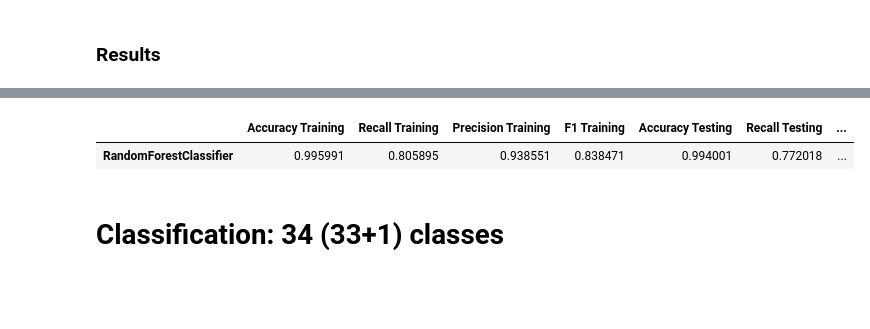
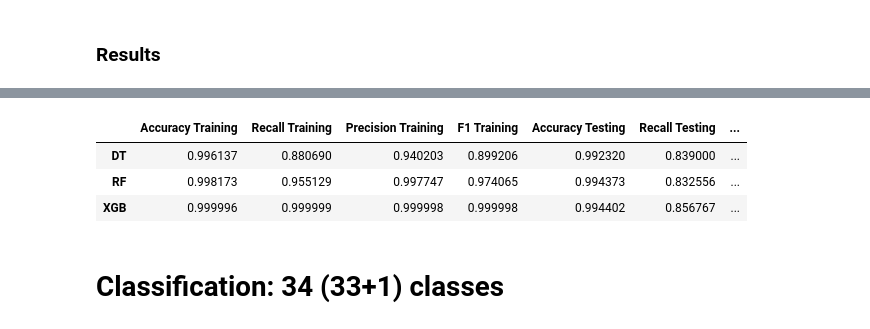
Before and after one commit to mcrayssac/CIC_IoT_Cyber_Attacks, a Jupyter notebook: example.ipynb, the cells around one changed output, grey strips where cells are left out. Saved outputs shown, nothing was run; the diff lists cells and outputs as text; code cells hidden in the pictures; blank space fills up the shorter version.

Commit message:
Added first selection features and run hyperparameter for 3 models

```diff
--- a/example.ipynb
+++ b/example.ipynb
@@ -379,16 +420,8 @@ def loadDatasetsTraining(training_set):
 # %%
-# Définir l'espace des hyperparamètres à explorer
-param_space = {
-    'n_estimators': (10, 200),  # Nombre d'arbres dans le RandomForest
-    'max_depth': (1, 20),  # Profondeur maximale des arbres
-    'min_samples_split': (2, 20),  # Nombre minimal d'échantillons pour diviser un nœud
-    'min_samples_leaf': (1, 20),  # Nombre minimal d'échantillons dans une feuille
-    'max_features': (0.1, 1.0),  # Fraction de caractéristiques à considérer lors de la division
-}
+for model in tqdm(hyperparametersSimpleModelsDictionnary):
+    # Get model informations
+    modelName, model, params = model.values()
 
-# Créer un modèle RandomForest
-rf_name, rf_model = simpleModelsDitionnary[1].values()
-
-# Optimiser les hyperparamètres du modèle
-X_train, y_train = loadDatasetsTraining(training_sets[0])
-trainModel(rf_model, rf_name, param_space, X_train, y_train)
+    # Optimiser les hyperparamètres du modèle
+    X_train, y_train = loadDatasetsTraining(training_sets[0])
+    trainModel(model, modelName, params, X_train, y_train)
@@ -415,39 +428,42 @@ RandomForestClassifier(max_depth=20, max_features=0.6221174990407172,
 # %% [markdown]
 ### Results
 # %%
-# Load the model
-best_rf_model = joblib.load(".\\Models\\TUNING\\model_RandomForestClassifier.joblib")
-
-label_encoder = LabelEncoder()
-
-# Load the train set
-X_train = pd.read_csv(DATASET_DIRECTORY + training_sets[0])[X_columns]
-y_train = pd.read_csv(DATASET_DIRECTORY + training_sets[0])[y_column]
-
-# Scale the train set
-X_train = scaler.transform(X_train)
-y_train_encoded = label_encoder.fit_transform(y_train)
-
-# Get the train performance
-y_pred_train = best_rf_model.predict(X_train)
-
-# Load the test set
-X_test = pd.read_csv(DATASET_DIRECTORY + test_sets[0])[X_columns]
-y_test = pd.read_csv(DATASET_DIRECTORY + test_sets[0])[y_column]
-
-# Scale the test set
-X_test = scaler.transform(X_test)
-y_test_encoded = label_encoder.transform(y_test)
-
-# Get train performance
-accuracy_train, recall_train, precision_train, f1_train = accuracy_score(y_train_encoded, y_pred_train), recall_score(y_train_encoded, y_pred_train, average='macro'), precision_score(y_train_encoded, y_pred_train, average='macro'), f1_score(y_train_encoded, y_pred_train, average='macro')
-
-# Get test performance
-accuracy_testing, recall_testing, precision_testing, f1_testing, fp, fn = singlePerformance(best_rf_model, X_test, y_test_encoded)
-
 # Define the performance dataFrame
 tuningPerformance = pd.DataFrame(columns=['Accuracy Training', 'Recall Training', 'Precision Training', 'F1 Training', 'Accuracy Testing', 'Recall Testing', 'Precision Testing', 'F1 Testing', 'FP_rate', 'FN_rate', 'FP', 'FN', 'Total'])
-tuningPerformance.loc['RandomForestClassifier'] = [accuracy_train, recall_train, precision_train, f1_train, accuracy_testing, recall_testing, precision_testing, f1_testing, fp/len(y_test_encoded), fn/len(y_test_encoded), fp, fn, len(y_test_encoded)]
+
+for model in tqdm(hyperparametersSimpleModelsDictionnary):
+    # Load the model
+    best_rf_model = joblib.load(f".\\Models\\TUNING\\model_{model['Name']}.joblib")
+
+    label_encoder = LabelEncoder()
+
+    # Load the train set
+    X_train = pd.read_csv(DATASET_DIRECTORY + training_sets[0])[X_columns]
+    y_train = pd.read_csv(DATASET_DIRECTORY + training_sets[0])[y_column]
+
+    # Scale the train set
+    X_train = scaler.transform(X_train)
+    y_train_encoded = label_encoder.fit_transform(y_train)
+
+    # Get the train performance
+    y_pred_train = best_rf_model.predict(X_train)
+
+    # Load the test set
+    X_test = pd.read_csv(DATASET_DIRECTORY + test_sets[0])[X_columns]
+    y_test = pd.read_csv(DATASET_DIRECTORY + test_sets[0])[y_column]
+
+    # Scale the test set
+    X_test = scaler.transform(X_test)
+    y_test_encoded = label_encoder.transform(y_test)
+
+    # Get train performance
+    accuracy_train, recall_train, precision_train, f1_train = accuracy_score(y_train_encoded, y_pred_train), recall_score(y_train_encoded, y_pred_train, average='macro'), precision_score(y_train_encoded, y_pred_train, average='macro'), f1_score(y_train_encoded, y_pred_train, average='macro')
+
+    # Get test performance
+    accuracy_testing, recall_testing, precision_testing, f1_testing, fp, fn = singlePerformance(best_rf_model, X_test, y_test_encoded)
+
+    # Add performance to the dataframe
+    tuningPerformance.loc[model['Name']] = [accuracy_train, recall_train, precision_train, f1_train, accuracy_testing, recall_testing, precision_testing, f1_testing, fp/len(y_test_encoded), fn/len(y_test_encoded), fp, fn, len(y_test_encoded)]
 
 tuningPerformance.to_csv('.\\Models\\TUNING\\tuningPerformance.csv')
 tuningPerformance.head(20)
@@ -456,5 +471,7 @@ tuningPerformance.head(20)
 |  | Accuracy Training | Recall Training | Precision Training | F1 Training | Accuracy Testing | Recall Testing | ... |
-| RandomForestClassifier | 0.995991 | 0.805895 | 0.938551 | 0.838471 | 0.994001 | 0.772018 | ... |
+| DT | 0.996137 | 0.880690 | 0.940203 | 0.899206 | 0.992320 | 0.839000 | ... |
+| RF | 0.998173 | 0.955129 | 0.997747 | 0.974065 | 0.994373 | 0.832556 | ... |
+| XGB | 0.999996 | 0.999999 | 0.999998 | 0.999998 | 0.994402 | 0.856767 | ... |
 # %% [markdown]
 # Classification: 34 (33+1) classes
 # %%
```
Also changed, not shown: parts of 8 cells of this notebook, 1 other file.
